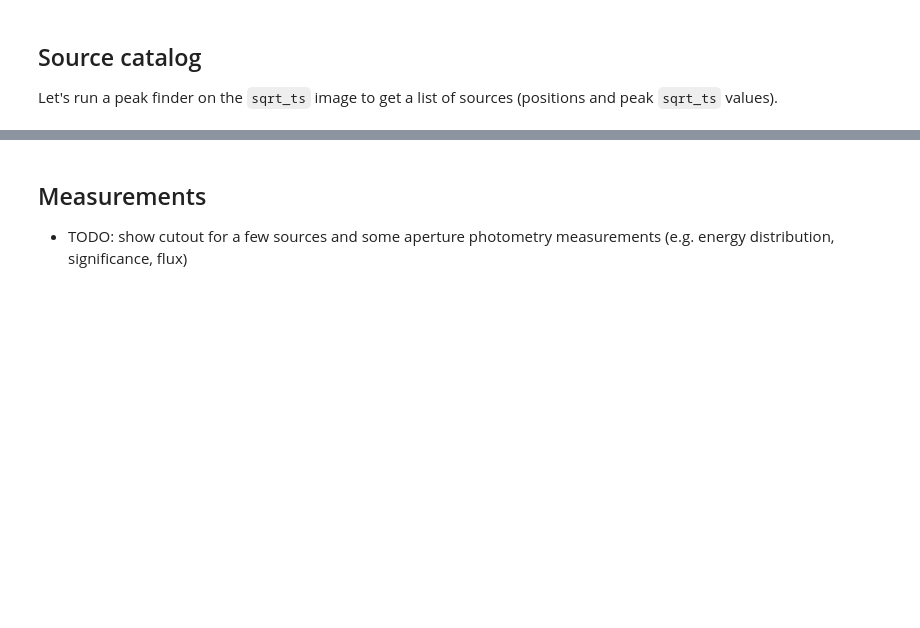
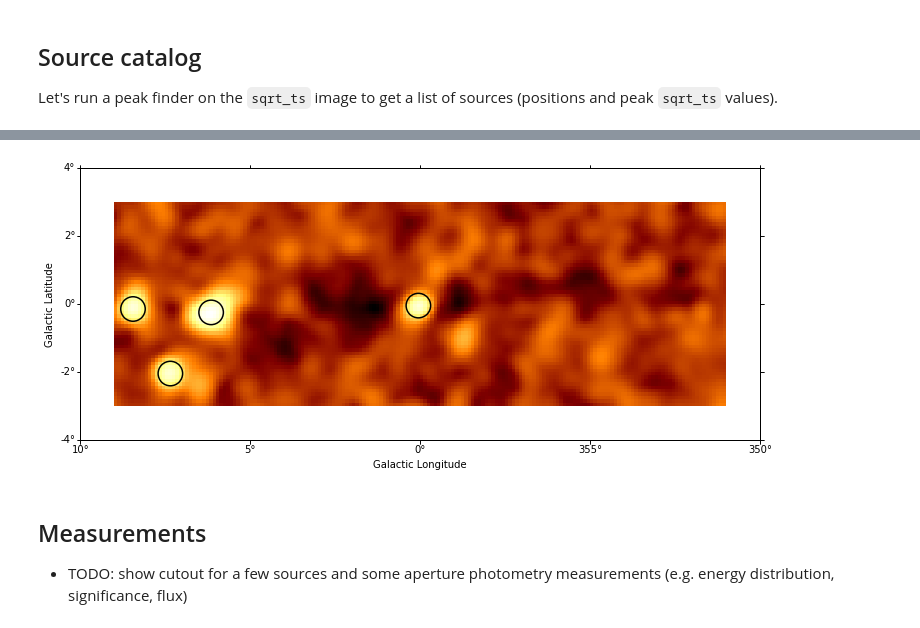
Before and after one commit to gammapy/gammapy-extra, a Jupyter notebook: notebooks/detect_ts.ipynb, the cells around one changed output, grey strips where cells are left out. Cells and saved outputs as stored; diff of their text form; code cells hidden in the pictures; blank space fills up the shorter version.

```diff
--- a/notebooks/detect_ts.ipynb
+++ b/notebooks/detect_ts.ipynb
@@ -70,9 +77,5 @@ images['niter'].plot(vmin=0, vmax=20);
 
 Let's run a peak finder on the `sqrt_ts` image to get a list of sources (positions and peak `sqrt_ts` values).
 # %%
-sources = find_peaks(
-    data=np.nan_to_num(images['sqrt_ts'].data),
-    threshold=8,
-    wcs=images['sqrt_ts'].geom.wcs,
-)
+sources = find_peaks(images['sqrt_ts'], threshold=8)
 sources
@@ -79,15 +91,16 @@ sources
 # %%
 # Plot sources on top of significance sky image
-images['sqrt_ts'].cutout(
-    position=SkyCoord(0, 0, unit='deg', frame='galactic'),
-    width=(8*u.deg, 20*u.deg), mode='trim',
-).plot()
+plt.figure(figsize=(15, 5))
+
+images['sqrt_ts'].plot()
 
 plt.gca().scatter(
-    sources['icrs_ra_peak'], sources['icrs_dec_peak'],
+    sources['ra'], sources['dec'],
     transform=plt.gca().get_transform('icrs'),
-    color='none', edgecolor='white', marker='o', s=600, lw=1.5,
+    color='none', edgecolor='black', marker='o', s=600, lw=1.5,
 );
+# %% [output]
+[figure, added]
 # %% [markdown]
 ## Measurements
 
```
Also changed, not shown: parts of 9 cells of this notebook.
